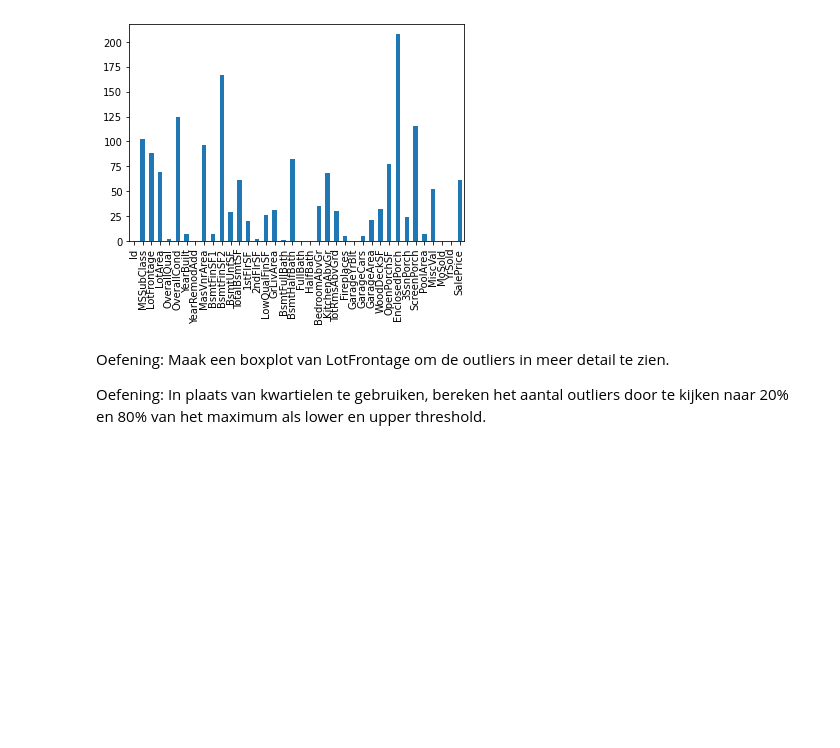
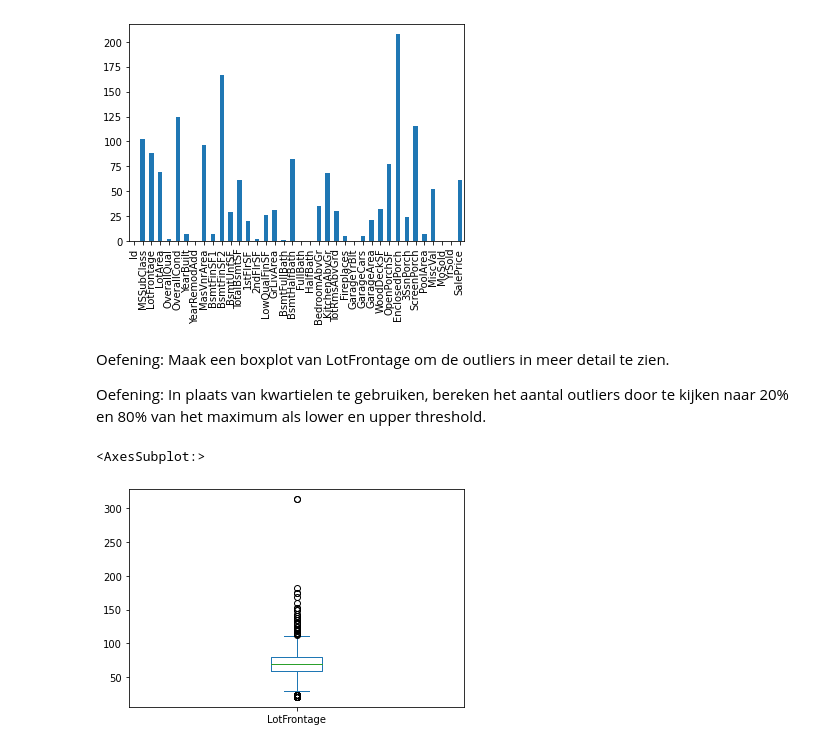
Before and after one commit to OdiseeDataScience2223/Leerstof, a Jupyter notebook: Week 4/DataExploration.ipynb, the cells around one changed output. Drawn from its saved outputs; the diff is of its cells as text; code cells hidden in the pictures; blank space fills up the shorter version.

```diff
--- a/Week 4/DataExploration.ipynb
+++ b/Week 4/DataExploration.ipynb
@@ -437,3 +437,8 @@ numerieke_data.apply(isOutlier).plot.bar()
 Oefening: Maak een boxplot van LotFrontage om de outliers in meer detail te zien.
 
 Oefening: In plaats van kwartielen te gebruiken, bereken het aantal outliers door te kijken naar 20% en 80% van het maximum als lower en upper threshold.
+# %%
+numerieke_data.LotFrontage.plot.box()
+# %% [output]
+<AxesSubplot:>
+[figure, added]
```
Also changed, not shown: parts of 2 cells of this notebook.
